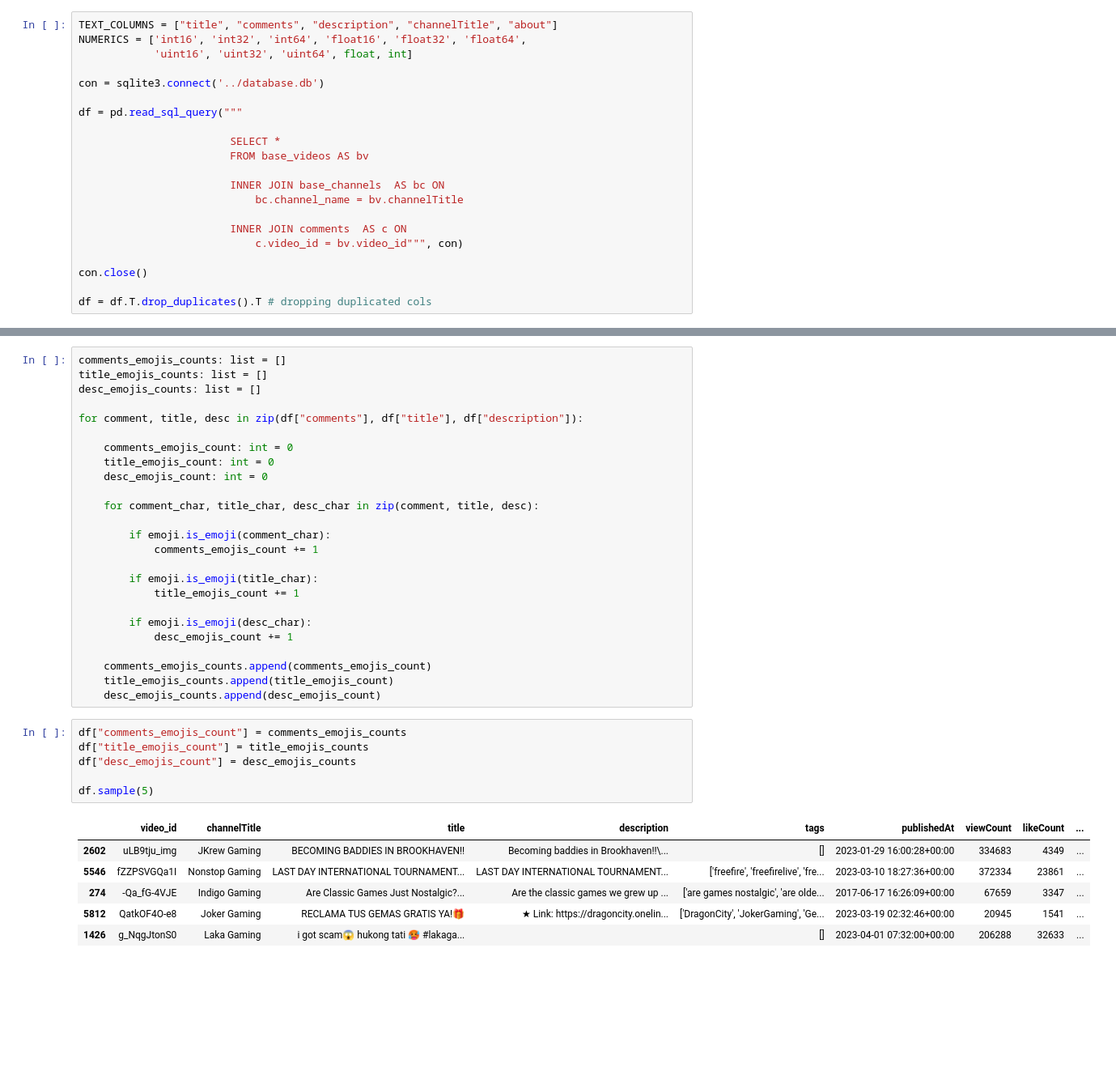
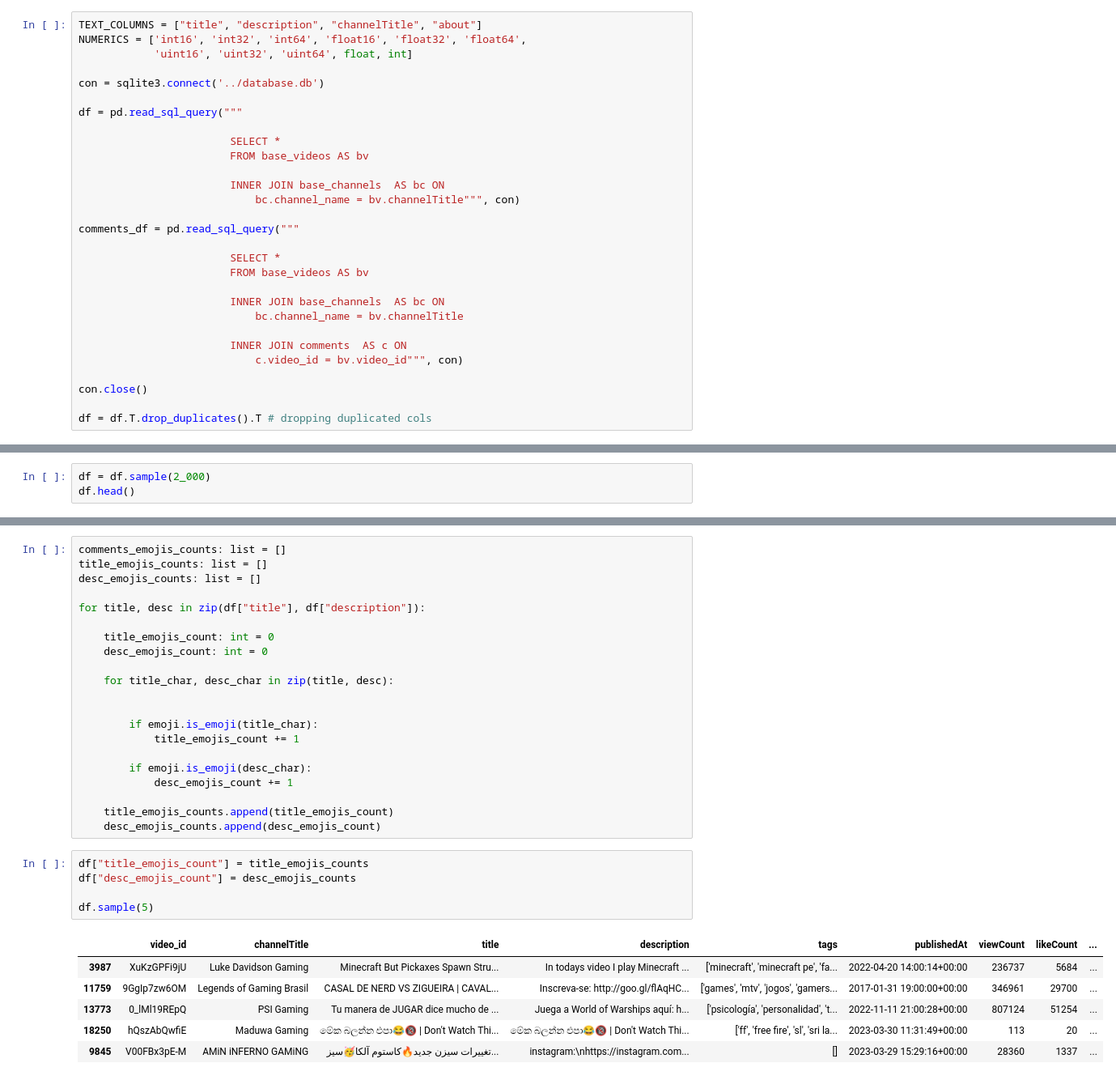
Before and after one commit to muabdalaleam/youtube-gaming-analysis, a Jupyter notebook: ML & NLP analysis/NLP.ipynb, the cells around one changed output, grey strips where cells are left out. Shown at 81% size. Saved outputs shown, nothing was run; the diff lists cells and outputs as text; blank space fills up the shorter version.

```diff
--- a/ML & NLP analysis/NLP.ipynb
+++ b/ML & NLP analysis/NLP.ipynb
@@ -74,13 +86,21 @@ VBox(children=(HTML(value='<center> <img\nsrc=https://huggingface.co/front/asset
 # %% [markdown]
 ## <center> **Reading the <span style="color: red">data</span>**
 # %%
-TEXT_COLUMNS = ["title", "comments", "description", "channelTitle", "about"]
+TEXT_COLUMNS = ["title", "description", "channelTitle", "about"]
 NUMERICS = ['int16', 'int32', 'int64', 'float16', 'float32', 'float64',
             'uint16', 'uint32', 'uint64', float, int]
 
 con = sqlite3.connect('../database.db')
 
 df = pd.read_sql_query("""
+
+                        SELECT *
+                        FROM base_videos AS bv
+
+                        INNER JOIN base_channels  AS bc ON
+                            bc.channel_name = bv.channelTitle""", con)
+
+comments_df = pd.read_sql_query("""
 
                         SELECT *
                         FROM base_videos AS bv
@@ -98,0 +117,3 @@ df = df.T.drop_duplicates().T # dropping duplicated cols
+# %%
+df = df.sample(2_000)
+df.head()
@@ -105,16 +133,13 @@ comments_emojis_counts: list = []
 title_emojis_counts: list = []
 desc_emojis_counts: list = []
 
-for comment, title, desc in zip(df["comments"], df["title"], df["description"]):
+for title, desc in zip(df["title"], df["description"]):
 
-    comments_emojis_count: int = 0
     title_emojis_count: int = 0
     desc_emojis_count: int = 0
 
-    for comment_char, title_char, desc_char in zip(comment, title, desc):
+    for title_char, desc_char in zip(title, desc):
 
-        if emoji.is_emoji(comment_char):
-            comments_emojis_count += 1
 
         if emoji.is_emoji(title_char):
             title_emojis_count += 1
@@ -122,19 +147,17 @@ for comment, title, desc in zip(df["comments"], df["title"], df["description"]):
         if emoji.is_emoji(desc_char):
             desc_emojis_count += 1
 
-    comments_emojis_counts.append(comments_emojis_count)
     title_emojis_counts.append(title_emojis_count)
     desc_emojis_counts.append(desc_emojis_count)
 # %%
-df["comments_emojis_count"] = comments_emojis_counts
 df["title_emojis_count"] = title_emojis_counts
 df["desc_emojis_count"] = desc_emojis_counts
 
 df.sample(5)
 # %% [output]
 |  | video_id | channelTitle | title | description | tags | publishedAt | viewCount | likeCount | ... |
-| 2602 | uLB9tju_img | JKrew Gaming | BECOMING BADDIES IN BROOKHAVEN!! | Becoming baddies in Brookhaven!!\... | [] | 2023-01-29 16:00:28+00:00 | 334683 | 4349 | ... |
-| 5546 | fZZPSVGQa1I | Nonstop Gaming | LAST DAY INTERNATIONAL TOURNAMENT... | LAST DAY INTERNATIONAL TOURNAMENT... | ['freefire', 'freefirelive', 'fre... | 2023-03-10 18:27:36+00:00 | 372334 | 23861 | ... |
-| 274 | -Qa_fG-4VJE | Indigo Gaming | Are Classic Games Just Nostalgic?... | Are the classic games we grew up ... | ['are games nostalgic', 'are olde... | 2017-06-17 16:26:09+00:00 | 67659 | 3347 | ... |
-| 5812 | QatkOF4O-e8 | Joker Gaming | RECLAMA TUS GEMAS GRATIS YA!🎁 | ★ Link: https://dragoncity.onelin... | ['DragonCity', 'JokerGaming', 'Ge... | 2023-03-19 02:32:46+00:00 | 20945 | 1541 | ... |
-| 1426 | g_NqgJtonS0 | Laka Gaming | i got scam😱 hukong tati 🥵 #lakaga... |  | [] | 2023-04-01 07:32:00+00:00 | 206288 | 32633 | ... |
+| 3987 | XuKzGPFi9jU | Luke Davidson Gaming | Minecraft But Pickaxes Spawn Stru... | In todays video I play Minecraft ... | ['minecraft', 'minecraft pe', 'fa... | 2022-04-20 14:00:14+00:00 | 236737 | 5684 | ... |
+| 11759 | 9GgIp7zw6OM | Legends of Gaming Brasil | CASAL DE NERD VS ZIGUEIRA | CAVAL... | Inscreva-se: http://goo.gl/flAqHC... | ['games', 'mtv', 'jogos', 'gamers... | 2017-01-31 19:00:00+00:00 | 346961 | 29700 | ... |
+| 13773 | 0_lMl19REpQ | PSI Gaming | Tu manera de JUGAR dice mucho de ... | Juega a World of Warships aquí: h... | ['psicología', 'personalidad', 't... | 2022-11-11 21:00:28+00:00 | 807124 | 51254 | ... |
+| 18250 | hQszAbQwfiE | Maduwa Gaming | මේක බලන්න එපා😂🔞 | Don't Watch Thi... | මේක බලන්න එපා😂🔞 | Don't Watch Thi... | ['ff', 'free fire', 'sl', 'sri la... | 2023-03-30 11:31:49+00:00 | 113 | 20 | ... |
+| 9845 | V00FBx3pE-M | AMiN iNFERNO GAMiNG | تغییرات سیزن جدید🔥کاستوم آلکا🥳سیز... | instagram:\nhttps://instagram.com... | [] | 2023-03-29 15:29:16+00:00 | 28360 | 1337 | ... |
```
Also changed, not shown: parts of 43 cells of this notebook, 3 other files.
